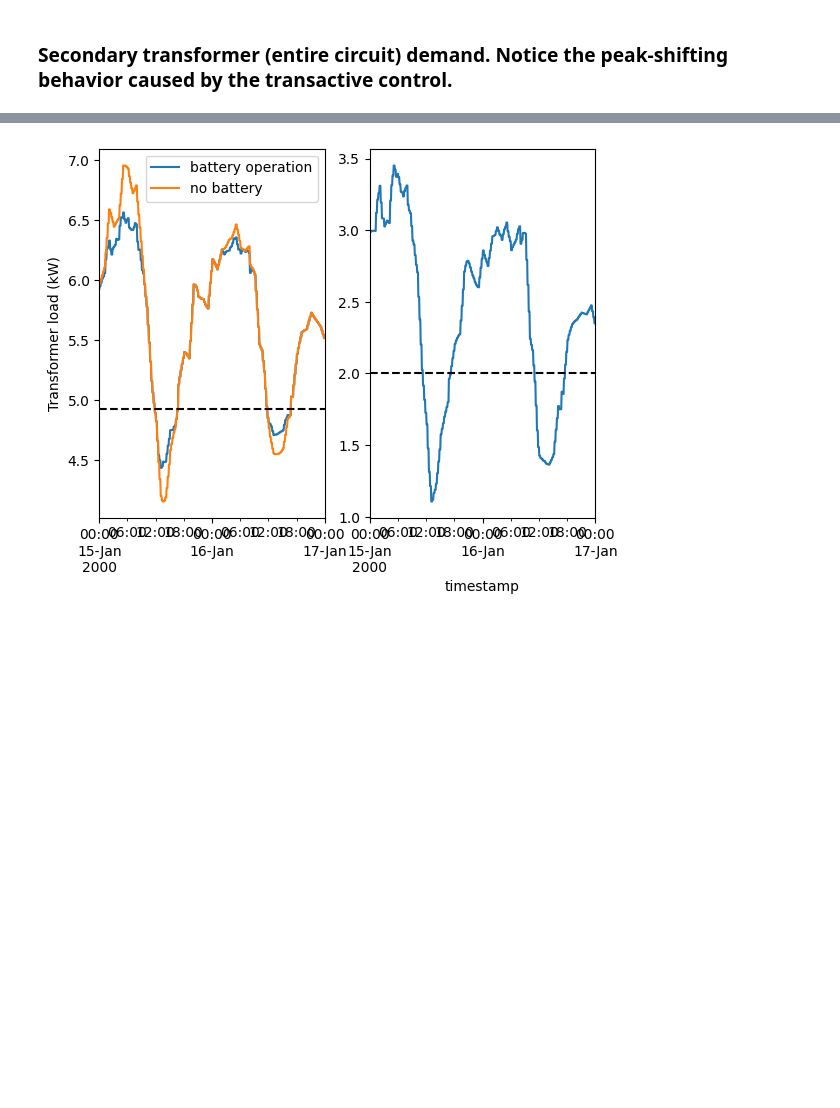
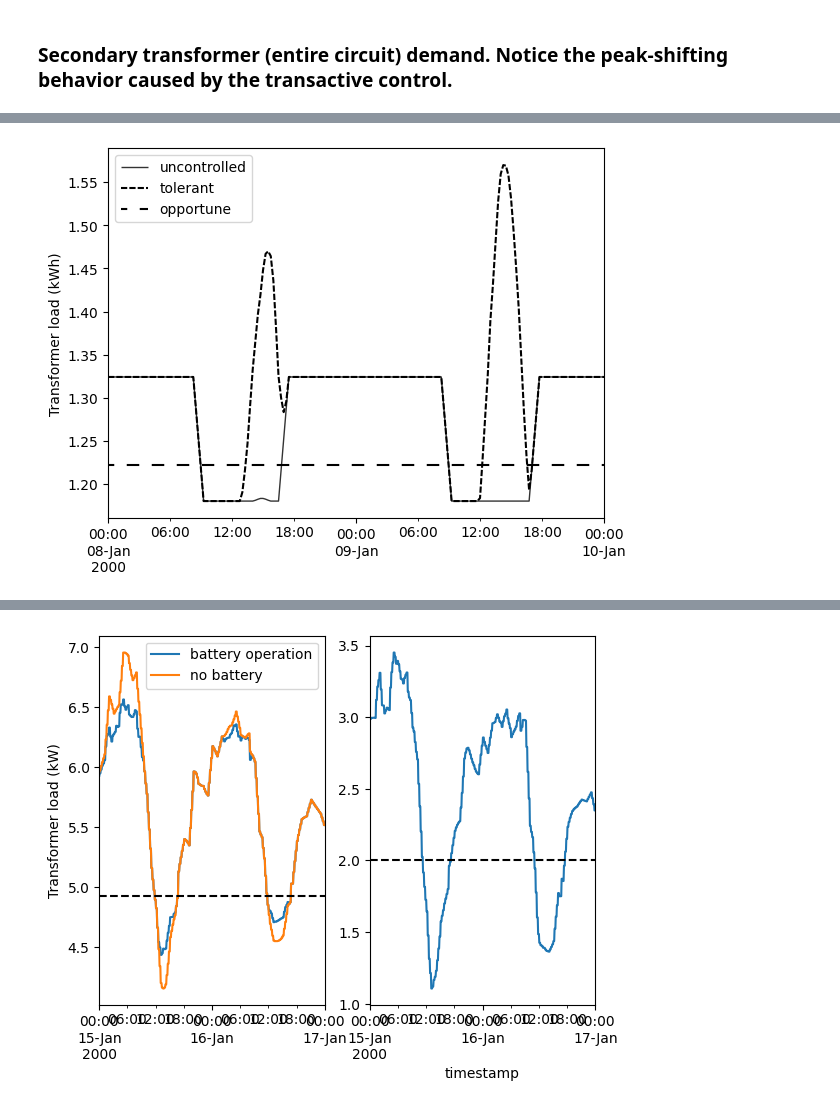
Before and after one commit to pnnl/MELON, a Jupyter notebook: b2g/analysis_storage.ipynb, the cells around one changed output, grey strips where cells are left out. Drawn from its saved outputs; the diff is of its cells as text; code cells hidden in the pictures; blank space fills up the shorter version.

```diff
--- a/b2g/analysis_storage.ipynb
+++ b/b2g/analysis_storage.ipynb
@@ -33,0 +125,57 @@ data = {
+# %%
+# Node load graph
+
+deltaStart = pd.Timedelta(days=7)
+deltaStart2 = pd.Timedelta(days=31+29+31+30+31+30+3)
+deltaEnd = pd.Timedelta(days=2)
+
+node = 'N3'
+start = data['uncontrolled'].index[0] + deltaStart
+stop = start + deltaEnd
+
+fig, ax = plt.subplots()
+data['uncontrolled'][node].rolling(window=4).mean().loc[start:stop].plot(
+    ax=ax,
+    linestyle=(0, ()),
+    linewidth=1,
+    alpha=0.8,
+    color='black'
+)
+
+data['power'][node].rolling(window=4).mean().loc[start:stop].plot(
+    ax=ax,
+    linestyle=(0, (3, 1)),
+    linewidth=1.5,
+    alpha=1,
+    color='black'
+)
+'''
+data['opportune'][node].rolling(window=4).mean().loc[start:stop].plot(
+    ax=ax,
+    linestyle=(0, (3, 1)),
+    linewidth=1.5,
+    alpha=1,
+    color='gray'
+)
+'''
+
+data_range = [
+    data['uncontrolled'][month_index[0]:month_index[1]][node],
+    data['uncontrolled'][month_index[6]:month_index[7]][node]
+]
+ax.hlines(
+    y=[data_range[0].mean()],
+    xmin=[start],
+    xmax=[stop],
+    linestyles=(3, (6, 6)),
+    colors='black'
+)
+
+
+ax.legend(['uncontrolled', 'tolerant', 'opportune', 'average'])
+ax.set_ylabel('Transformer load (kWh)')
+ax.set_xlabel('')
+
+plt.show()
+# %% [output]
+[figure, added]
```
Also changed, not shown: parts of 14 cells of this notebook, 48 other files.
